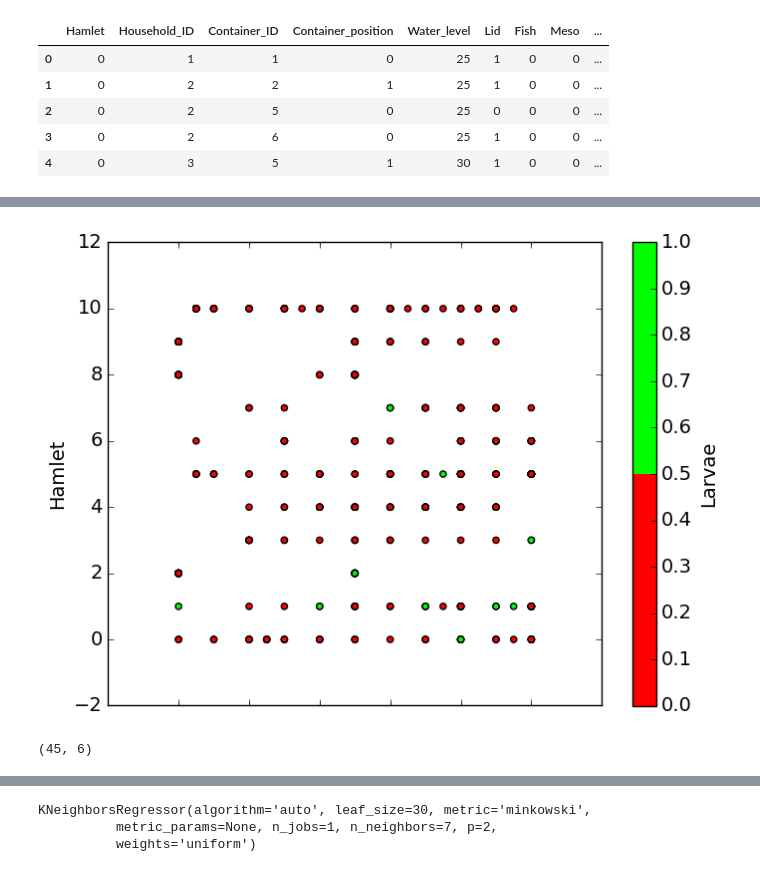
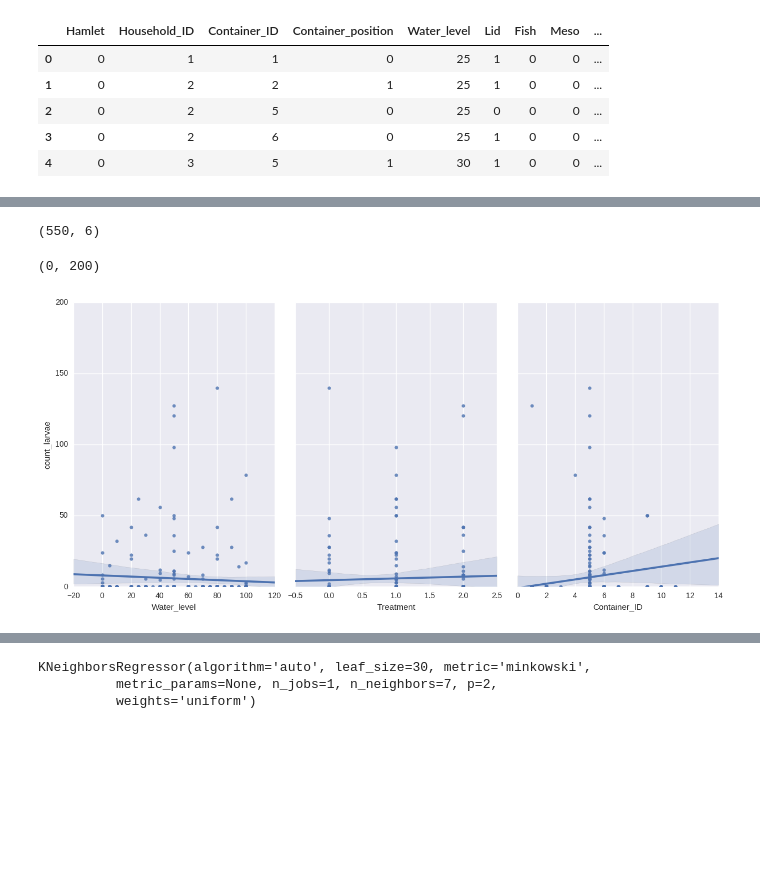
Before and after one commit to Annipha/project, a Jupyter notebook: code/Larvae_KNN-Full data set.ipynb, the cells around one changed output, grey strips where cells are left out. Saved outputs shown, nothing was run; the diff lists cells and outputs as text; code cells hidden in the pictures; blank space fills up the shorter version.

```diff
--- a/code/Larvae_KNN-Full data set.ipynb
+++ b/code/Larvae_KNN-Full data set.ipynb
@@ -29,18 +17,9 @@ testdata.shape
 # %%
 from matplotlib.colors import ListedColormap
 cmap_bold = ListedColormap(['#FF0000', '#00FF00'])
-# %%
-a = traindata.plot(kind = 'scatter', x = 'Water_level', y ='Hamlet', c='Larvae',colormap = cmap_bold)
-#a.set_ylim(10,300)
-# %% [output]
-[figure, removed]
 # %%
 feature_cols = ['Hamlet', 'Container_position', 'Water_level', 'Lid', 'Source', 'Meso']
-X = traindata[feature_cols]
+X = data[feature_cols]
+print X.shape
+# %% [output]
+(550, 6)
-# %%
-feature_cols = ['Hamlet', 'Container_position', 'Water_level', 'Lid', 'Source', 'Meso']
-B = testdata[feature_cols]
-
-print B.shape
-# %% [output]
-(45, 6)
@@ -48,0 +26,7 @@ y = traindata['count_larvae']
+# %%
+import seaborn as sns
+sns.pairplot(data, x_vars=['Water_level','Treatment','Container_ID'], y_vars='count_larvae', size=6, aspect=0.7, kind='reg')
+sns.plt.ylim(0,200)
+# %% [output]
+(0, 200)
+[figure, added]
```
Also changed, not shown: parts of 32 cells of this notebook, 17 other files.
